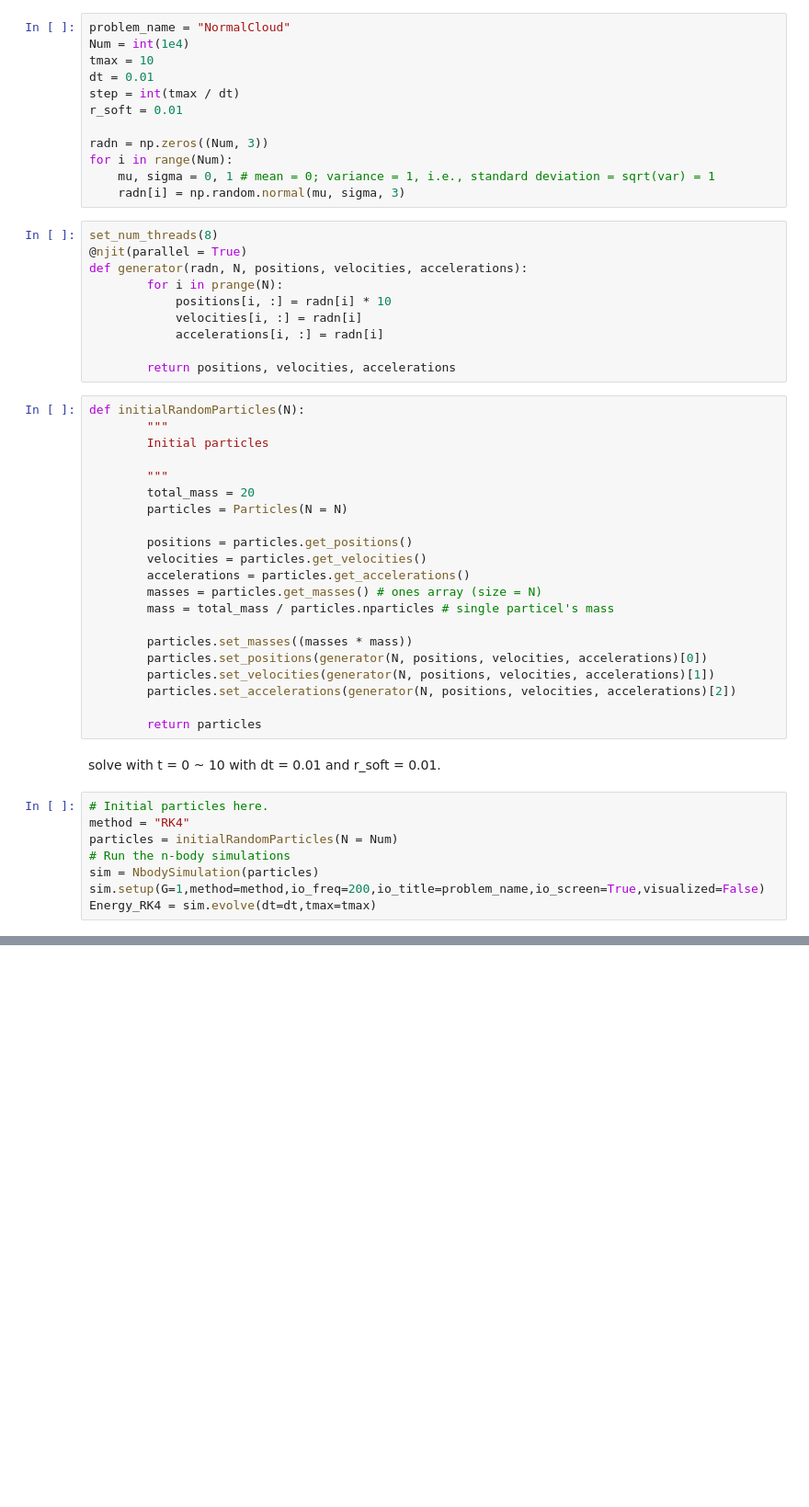
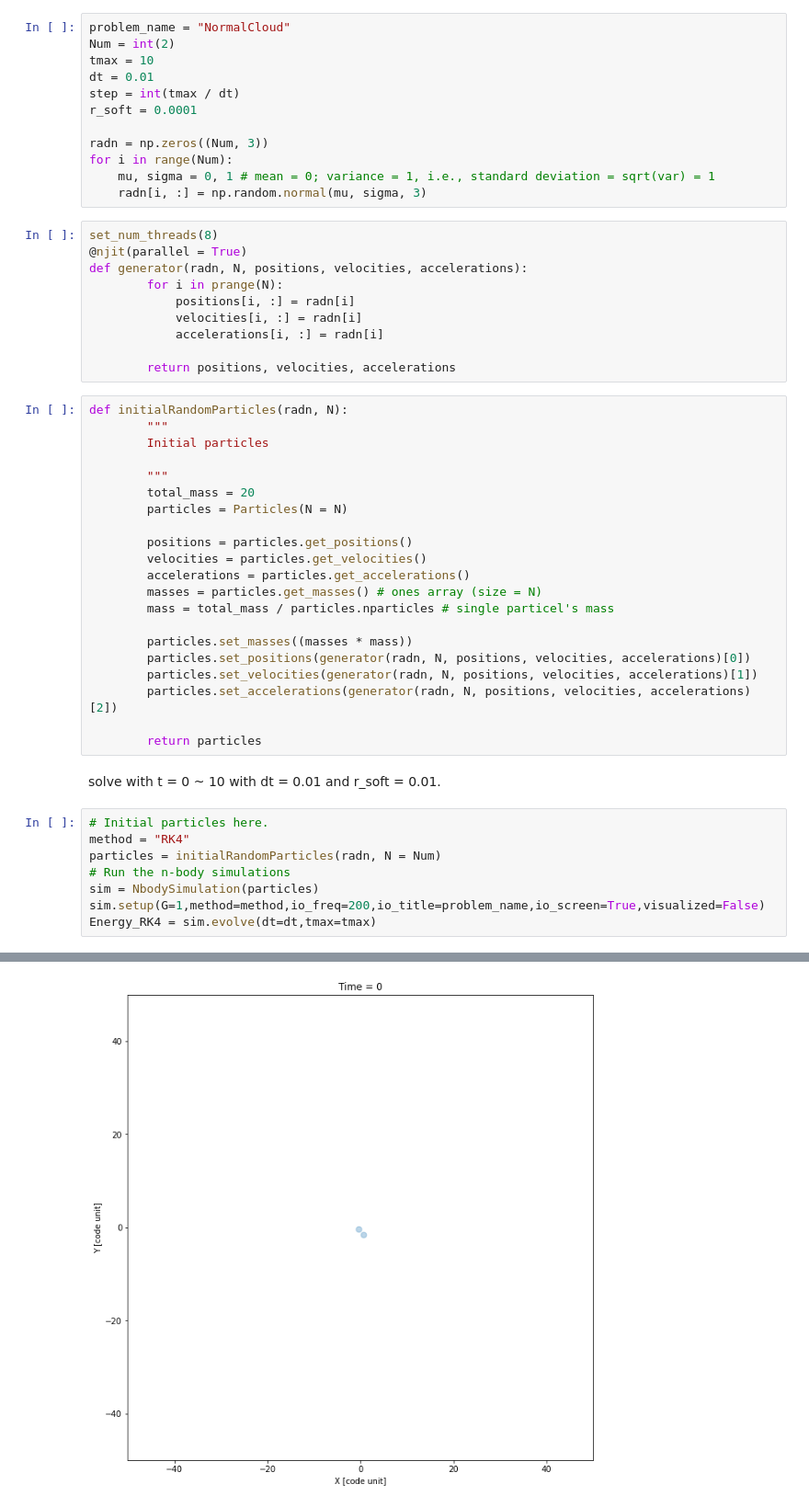
Before and after one commit to yygarypeng/n-bodies-comphyslab-HW3, a Jupyter notebook: NormalCloud.ipynb, the cells around one changed output, grey strips where cells are left out. Shown at 92% size. Drawn from its saved outputs; the diff is of its cells as text; blank space fills up the shorter version.

```diff
--- a/NormalCloud.ipynb
+++ b/NormalCloud.ipynb
@@ -19,28 +17,28 @@ from nbody.particles import Particles
 from nbody.simulation import NbodySimulation
 # %%
 problem_name = "NormalCloud"
-Num = int(1e4)
+Num = int(2)
 tmax = 10
 dt = 0.01
 step = int(tmax / dt)
-r_soft = 0.01
+r_soft = 0.0001
 
 radn = np.zeros((Num, 3))
 for i in range(Num):
     mu, sigma = 0, 1 # mean = 0; variance = 1, i.e., standard deviation = sqrt(var) = 1
-    radn[i] = np.random.normal(mu, sigma, 3)
+    radn[i, :] = np.random.normal(mu, sigma, 3)
 # %%
 set_num_threads(8)
 @njit(parallel = True)
 def generator(radn, N, positions, velocities, accelerations):
         for i in prange(N):
-            positions[i, :] = radn[i] * 10
+            positions[i, :] = radn[i]
             velocities[i, :] = radn[i]
             accelerations[i, :] = radn[i]
 
         return positions, velocities, accelerations
 # %%
-def initialRandomParticles(N):
+def initialRandomParticles(radn, N):
         """
         Initial particles
 
@@ -55,9 +53,9 @@ def initialRandomParticles(N):
         mass = total_mass / particles.nparticles # single particel's mass
 
         particles.set_masses((masses * mass))
-        particles.set_positions(generator(N, positions, velocities, accelerations)[0])
-        particles.set_velocities(generator(N, positions, velocities, accelerations)[1])
-        particles.set_accelerations(generator(N, positions, velocities, accelerations)[2])
+        particles.set_positions(generator(radn, N, positions, velocities, accelerations)[0])
+        particles.set_velocities(generator(radn, N, positions, velocities, accelerations)[1])
+        particles.set_accelerations(generator(radn, N, positions, velocities, accelerations)[2])
 
         return particles
 # %% [markdown]
@@ -65,7 +63,7 @@ solve with t = 0 ~ 10 with dt = 0.01 and r_soft = 0.01.
 # %%
 # Initial particles here.
 method = "RK4"
-particles = initialRandomParticles(N = Num)
+particles = initialRandomParticles(radn, N = Num)
 # Run the n-body simulations
 sim = NbodySimulation(particles)
 sim.setup(G=1,method=method,io_freq=200,io_title=problem_name,io_screen=True,visualized=False)
@@ -74,0 +73 @@ SystemError: CPUDispatcher(<function ACC_njit at 0x...>) returned a result with
+[figure, added]
```
Also changed, not shown: parts of 10 cells of this notebook, 42 other files.
